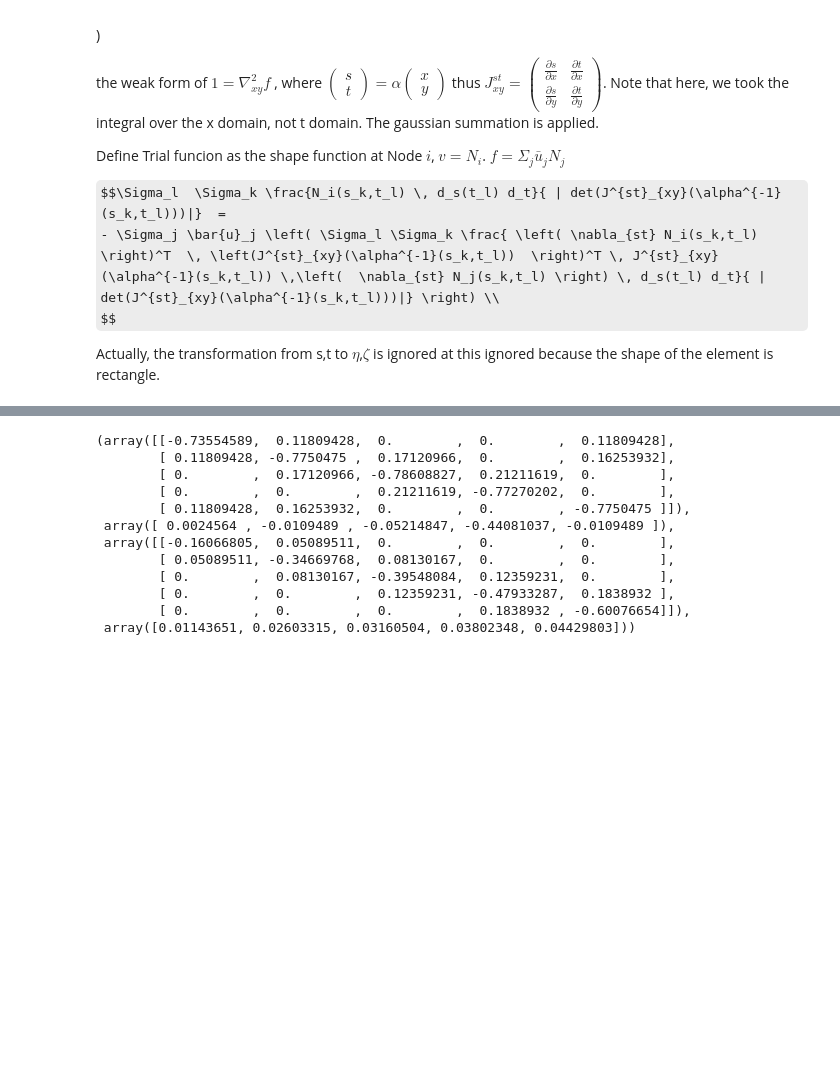
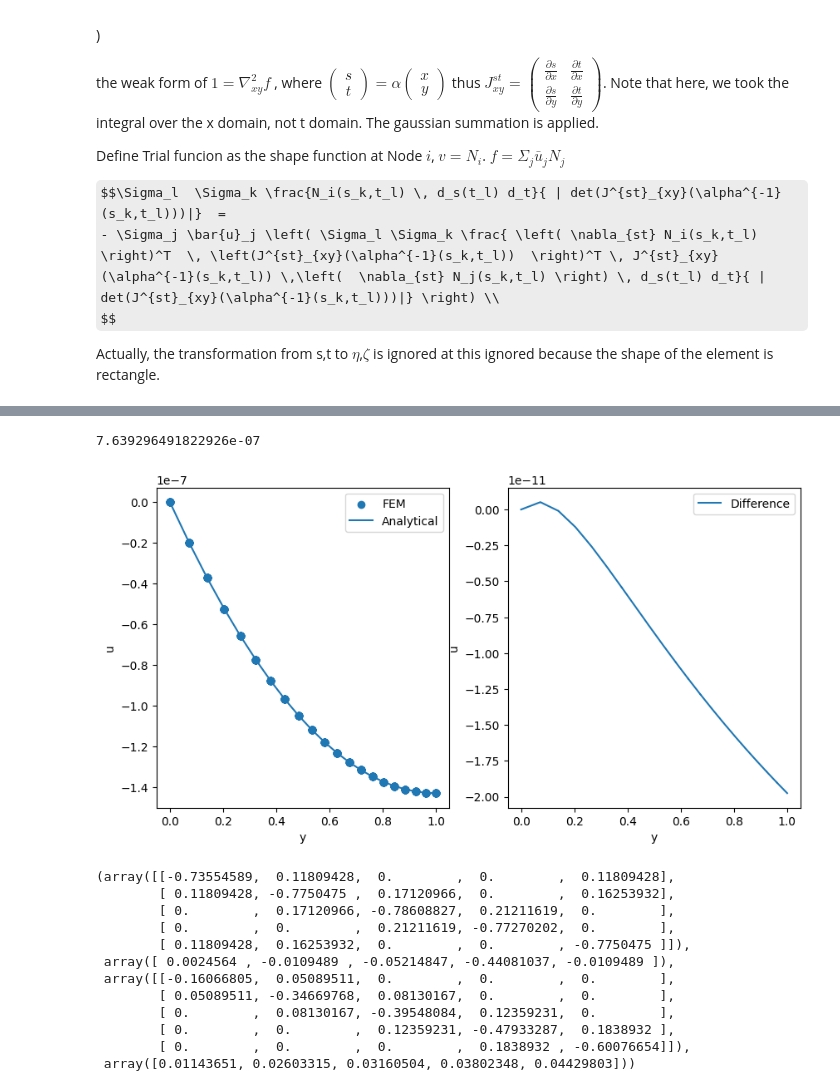
Before and after one commit to IsaAndIna/CurvilinearFEM_master, a Jupyter notebook: CurvilinearFEM_Trial_2D_3.ipynb, the cells around one changed output, grey strips where cells are left out. Cells and saved outputs as stored; diff of their text form; code cells hidden in the pictures; some formulas as TeX source; blank space fills up the shorter version.

```diff
--- a/CurvilinearFEM_Trial_2D_3.ipynb
+++ b/CurvilinearFEM_Trial_2D_3.ipynb
@@ -318,0 +415,14 @@ array([ 0.00000000e+00,  0.00000000e+00, -7.08111846e-06, ...,
+# %%
+node_coordinates = np.zeros((N_nodes//2,2))
+for i in range(Nt):
+    for j in range(Ns_divisions):
+        node_coordinates[j+i*Ns_divisions,0]=j*d_s
+        node_coordinates[j+i*Ns_divisions,1]=i*d_t
+
+
+f_analytical=lambda x,y: -1/(Lame_lambda+2*Lame_mu)*force[1]*(0.5*y**2-H*y)
+u_analytical=np.zeros(N_nodes)
+# u_analytical[1::2]=1/(Lame_lambda+2*Lame_mu)*force[1]*(0.5*node_coordinates[:,1]**2-H*node_coordinates[:,1])
+xy=alpha.inverse(node_coordinates.T)
+u_analytical[1::2]=f_analytical(xy[0],xy[1])
+u_analytical
@@ -318,0 +447,15 @@ array([ 0.00000000e+00,  0.00000000e+00, -7.08111846e-06, ...,
+# %%
+
+e_basis_length=np.zeros((N_nodes//2,2))
+for i in range(Nt) :
+    for j in range(Ns_divisions):
+        J=alpha.prime(xy[:,i*Ns_divisions+j])
+        e_basis_length[i*Ns_divisions+j,:]=np.linalg.norm(np.linalg.inv(J),axis=0)
+
+u_value*=e_basis_length.flatten()
+# %%
+du=u_value-u_analytical
+RMSE=np.sqrt(np.linalg.norm(du)/(N_nodes//2))
+RMSE
+# %% [output]
+7.639296491822926e-07
@@ -319,3 +464,20 @@ array([ 0.00000000e+00,  0.00000000e+00, -7.08111846e-06, ...,
+# %%
+# plot u_value and u_analytical
+fig, ax = plt.subplots(1,2,figsize=(10,5))
+ax[0].scatter(xy[1],u_value[1::2],label='FEM')
+ax[0].plot(xy[1],u_analytical[1::2],label='Analytical')
+ax[0].set_xlabel('y')
+ax[0].set_ylabel('u')
+ax[0].legend()
+
+# plot u_value and u_analytical
+ax[1].plot(xy[1],du[1::2],label='Difference')
+ax[1].set_xlabel('y')
+ax[1].set_ylabel('u')
+ax[1].legend()
+plt.show()
+# %% [output]
+[figure, added]
 # %%
 with open('output.vtu','w') as fw:
     fw.write("# vtk DataFile Version 2.0\nvtk\nASCII\nDATASET UNSTRUCTURED_GRID\n")
```
Also changed, not shown: parts of 12 cells of this notebook, 1 other file.
